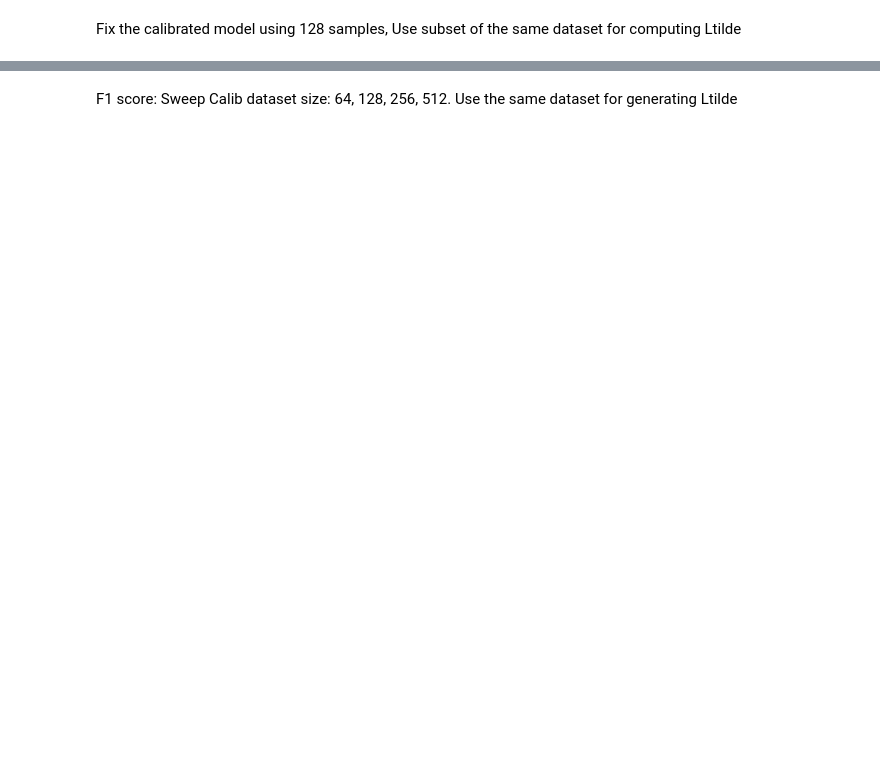
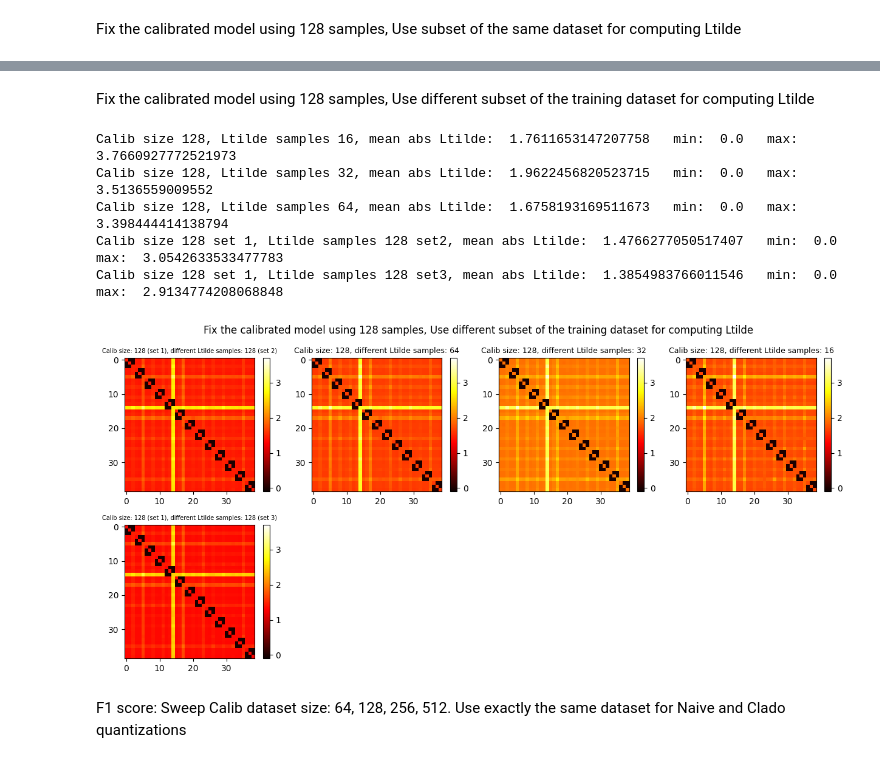
Before and after one commit to JamesTuna/CLADO_MPQ, a Jupyter notebook: bert/CLADO_multiWeight_bert.ipynb, the cells around one changed output, grey strips where cells are left out. Drawn from its saved outputs; the diff is of its cells as text; code cells hidden in the pictures; blank space fills up the shorter version.

```diff
--- a/bert/CLADO_multiWeight_bert.ipynb
+++ b/bert/CLADO_multiWeight_bert.ipynb
@@ -78,3 +105,65 @@ plt.show()
+# %% [markdown]
+Fix the calibrated model using 128 samples, Use different subset of the training dataset for computing Ltilde
+# %%
+import pickle
+import numpy as np
+import matplotlib.pyplot as plt
+
+with open('./Ltilde/cached_grad_bert_calib_w-8-4-2_calib128_subset16_different.pkl','rb') as f:
+    hm128_16_diff = pickle.load(f)
+with open('./Ltilde/cached_grad_bert_calib_w-8-4-2_calib128_subset32_different.pkl','rb') as f:
+    hm128_32_diff = pickle.load(f)
+with open('./Ltilde/cached_grad_bert_calib_w-8-4-2_calib128_subset64_different.pkl','rb') as f:
+    hm128_64_diff = pickle.load(f)
+with open('./Ltilde/cached_grad_bert_calib_w-8-4-2_calib128_subset128_different.pkl','rb') as f:
+    hm128_128_diff = pickle.load(f)
+with open('./Ltilde/cached_grad_bert_calib_w-8-4-2_calib128_subset128_different2.pkl','rb') as f:
+    hm128_128_diff2 = pickle.load(f)
+
+
+print("Calib size 128, Ltilde samples 16, mean abs Ltilde: ", np.mean(np.abs(hm128_16_diff['Ltilde'])),"  min: ", np.min(hm128_16_diff['Ltilde']),"  max: ", np.max(hm128_16_diff['Ltilde']))
+print("Calib size 128, Ltilde samples 32, mean abs Ltilde: ", np.mean(np.abs(hm128_32_diff['Ltilde'])),"  min: ", np.min(hm128_32_diff['Ltilde']),"  max: ", np.max(hm128_32_diff['Ltilde']))
+print("Calib size 128, Ltilde samples 64, mean abs Ltilde: ", np.mean(np.abs(hm128_64_diff['Ltilde'])),"  min: ", np.min(hm128_64_diff['Ltilde']),"  max: ", np.max(hm128_64_diff['Ltilde']))
+print("Calib size 128 set 1, Ltilde samples 128 set2, mean abs Ltilde: ", np.mean(np.abs(hm128_128_diff['Ltilde'])),"  min: ", np.min(hm128_128_diff['Ltilde']),"  max: ", np.max(hm128_128_diff['Ltilde']))
+print("Calib size 128 set 1, Ltilde samples 128 set3, mean abs Ltilde: ", np.mean(np.abs(hm128_128_diff2['Ltilde'])),"  min: ", np.min(hm128_128_diff2['Ltilde']),"  max: ", np.max(hm128_128_diff2['Ltilde']))
+
+
+plt.rcParams['figure.figsize'] = (12.5,6)
+plt.subplot(2, 4, 1)
+plt.imshow(hm128_128_diff['Ltilde'], vmin=-0.1, vmax=3.7, cmap='hot', aspect='auto', interpolation='nearest')
+plt.title("Calib size: 128 (set 1), different Ltilde samples: 128 (set 2)", size=7)
+plt.colorbar()
+
+plt.subplot(2, 4, 2)
+plt.imshow(hm128_64_diff['Ltilde'], vmin=-0.1, vmax=3.7, cmap='hot', aspect='auto', interpolation='nearest')
+plt.title("Calib size: 128, different Ltilde samples: 64", size=9)
+plt.colorbar()
+
+plt.subplot(2, 4, 3)
+plt.imshow(hm128_32_diff['Ltilde'], vmin=-0.1, vmax=3.7, cmap='hot', aspect='auto', interpolation='nearest')
+plt.title("Calib size: 128, different Ltilde samples: 32", size=9)
+plt.colorbar()
+
+plt.subplot(2, 4, 4)
+plt.imshow(hm128_16_diff['Ltilde'], vmin=-0.1, vmax=3.7, cmap='hot', aspect='auto', interpolation='nearest')
+plt.title("Calib size: 128, different Ltilde samples: 16", size=9)
+plt.colorbar()
+
+plt.subplot(2, 4, 5)
+plt.imshow(hm128_128_diff2['Ltilde'], vmin=-0.1, vmax=3.7, cmap='hot', aspect='auto', interpolation='nearest')
+plt.title("Calib size: 128 (set 1), different Ltilde samples: 128 (set 3)", size=7)
+plt.colorbar()
+
+plt.suptitle('Fix the calibrated model using 128 samples, Use different subset of the training dataset for computing Ltilde')
+plt.tight_layout()
+plt.show()
+# %% [output]
+Calib size 128, Ltilde samples 16, mean abs Ltilde:  1.7611653147207758   min:  0.0   max:  3.7660927772521973
+Calib size 128, Ltilde samples 32, mean abs Ltilde:  1.9622456820523715   min:  0.0   max:  3.5136559009552
+Calib size 128, Ltilde samples 64, mean abs Ltilde:  1.6758193169511673   min:  0.0   max:  3.398444414138794
+Calib size 128 set 1, Ltilde samples 128 set2, mean abs Ltilde:  1.4766277050517407   min:  0.0   max:  3.0542633533477783
+Calib size 128 set 1, Ltilde samples 128 set3, mean abs Ltilde:  1.3854983766011546   min:  0.0   max:  2.9134774208068848
+[figure, added]
 # %%
 import matplotlib.pyplot as plt
 import pickle
@@ -208,5 +374,5 @@ for item in res128_16['naive_res']:
 # %% [markdown]
-F1 score: Sweep Calib dataset size: 64, 128, 256, 512. Use the same dataset for generating Ltilde
+F1 score: Sweep Calib dataset size: 64, 128, 256, 512. Use exactly the same dataset for Naive and Clado quantizations
 # %%
 plt.rcParams['figure.figsize'] = (12,8)
 plt.axis([0.05, 0.40, 0, 50])
```
Also changed, not shown: parts of 22 cells of this notebook, 23 other files.
